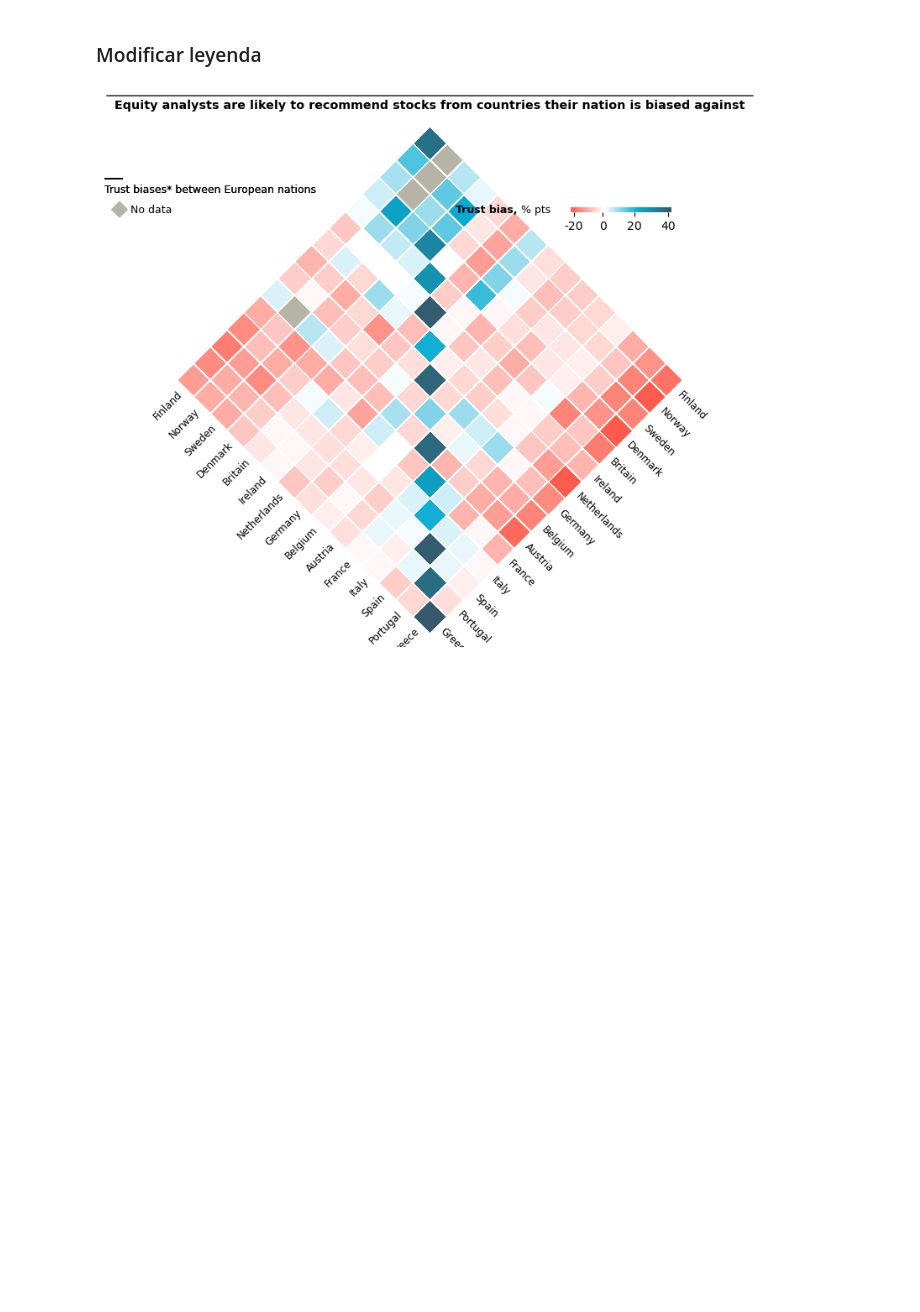
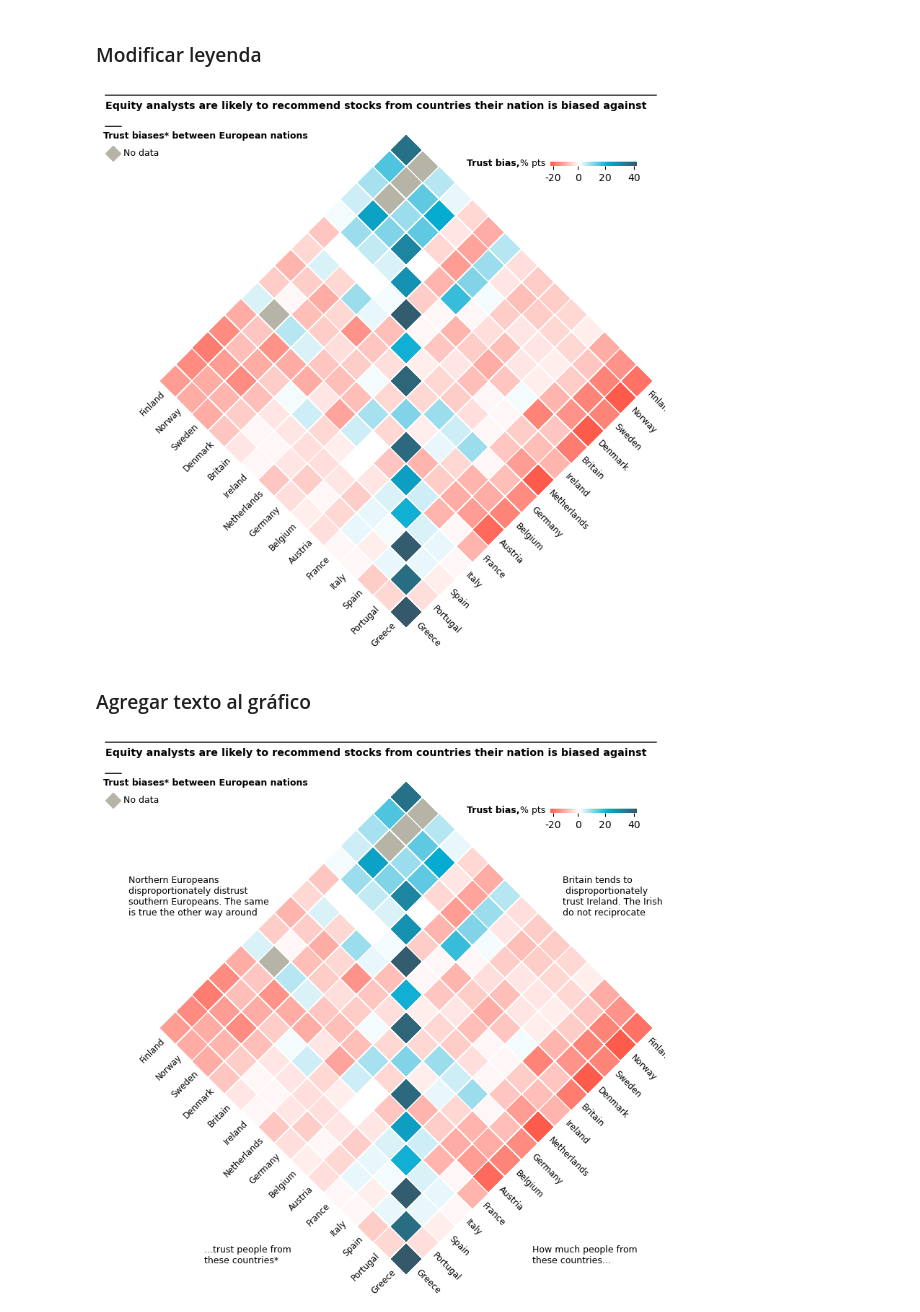
Before and after one commit to ctobar96/Los-buenos-ejemplos-se-copian, a Jupyter notebook: Grafico.ipynb, the cells around one changed output. Saved outputs shown, nothing was run; the diff lists cells and outputs as text; code cells hidden in the pictures; blank space fills up the shorter version.

```diff
--- a/Grafico.ipynb
+++ b/Grafico.ipynb
@@ -214,14 +214,54 @@ fig
 colorbar = ax0.collections[0].colorbar
 colorbar.set_ticks([-0.16, 0.012, 0.2, 0.4])  # Modificar las marcas
 colorbar.set_ticklabels(["-20", "0", "20", "40"])  # Cambiar las etiquetas de las marcas
-colorbar.ax.set_position([0.68, 0.433, 0.12, 0.32]) # [x0, y0, ancho, alto]
+colorbar.ax.set_position([0.75, 0.433, 0.12, 0.32]) # [x0, y0, ancho, alto]
 colorbar.ax.yaxis.set_ticks_position('right')
 
 
 # Agregar texto al lado de la leyenda
-ax0.text(0.55, 0.83, "Trust bias, ", fontsize=9, ha='left', va='center', fontweight='bold', color='black', transform=ax0.transAxes)
-ax0.text(0.67, 0.83, " % pts", fontsize=9, ha='left', va='center', color='black', transform=ax0.transAxes)
+ax0.text(0.62, 0.93, "Trust bias, ", fontsize=9, ha='left', va='center', fontweight='bold', color='black', transform=ax0.transAxes)
+ax0.text(0.72, 0.93, " % pts", fontsize=9, ha='left', va='center', color='black', transform=ax0.transAxes)
 
 fig
 # %% [output]
-[figure, old version]
+[figure, new version]
+# %% [markdown]
+### Agregar texto al gráfico
+# %%
+ax0.text(0.81, 0.76,
+        "Britain tends to\n disproportionately\n"
+        "trust Ireland. The Irish\n"
+        "do not reciprocate",
+        fontsize=9,
+        ha='left', va='center',
+        color='black',
+        transform=ax0.transAxes)
+
+ax0.text(-0.05, 0.76,
+        "Northern Europeans\ndisproportionately distrust\n"
+        "southern Europeans. The same\n"
+        "is true the other way around",
+        fontsize=9,
+        ha='left', va='center',
+        color='black',
+        transform=ax0.transAxes)
+
+ax0.text(0.1, 0.05,
+        "How much people from\n"
+        "these countries...",
+        fontsize=9,
+        ha='left', va='center',
+        color='black',
+        transform=ax0.transAxes)
+
+ax0.text(0.75, 0.05,
+        "...trust people from\n"
+        "these countries*",
+        fontsize=9,
+        ha='left', va='center',
+        color='black',
+        transform=ax0.transAxes)
+
+fig
+# %% [output]
+[figure, added]
```
Also changed, not shown: parts of 3 cells of this notebook.
